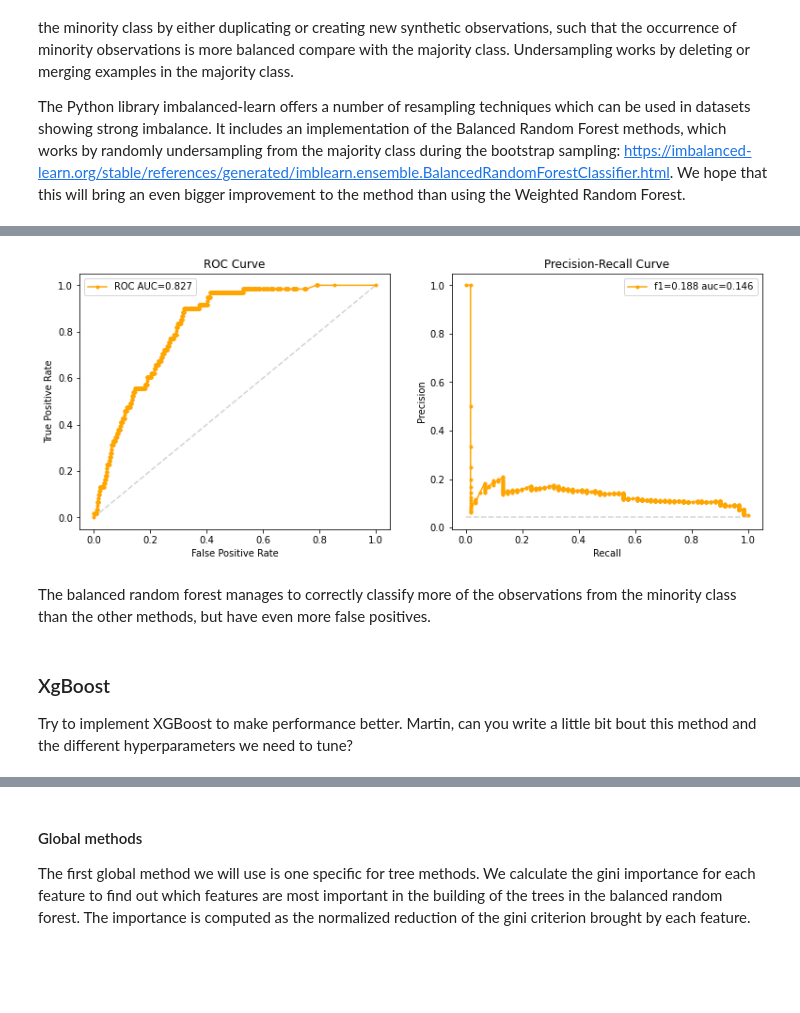
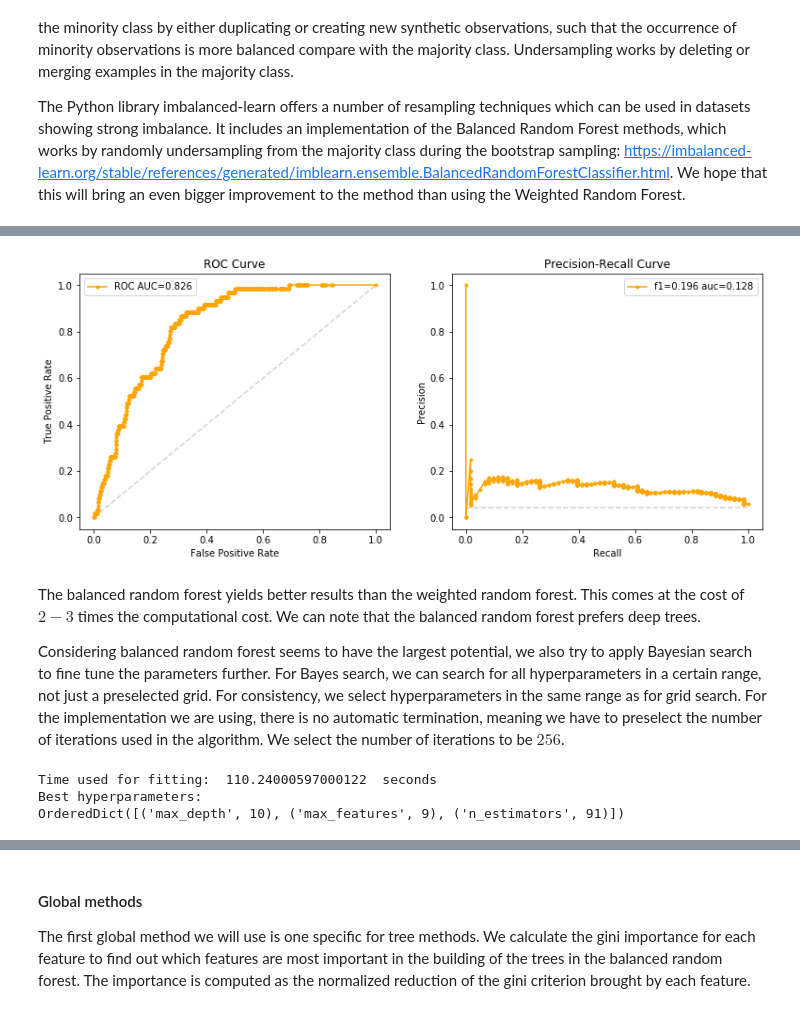
Before and after one commit to ebbeberge/stroke-classification, a Jupyter notebook: ensemble_methods.ipynb, the cells around one changed output, grey strips where cells are left out. Saved outputs shown, nothing was run; the diff lists cells and outputs as text; code cells hidden in the pictures; blank space fills up the shorter version.

Commit message:
finish hyperparameter tuning

```diff
--- a/ensemble_methods.ipynb
+++ b/ensemble_methods.ipynb
@@ -387,21 +478,25 @@ Another method we can use to make the random forest more sensitive to the minori
 
 The Python library imbalanced-learn offers a number of resampling techniques which can be used in datasets showing strong imbalance. It includes an implementation of the Balanced Random Forest methods, which works by randomly undersampling from the majority class during the bootstrap sampling: https://imbalanced-learn.org/stable/references/generated/imblearn.ensemble.BalancedRandomForestClassifier.html. We hope that this will bring an even bigger improvement to the method than using the Weighted Random Forest.
 # %%
-parameters = {'n_estimators': [10, 30, 50, 100],
-              'max_features': (1, 2, 'sqrt', 8),
-              'max_depth': range(1, 11, 1)}
+parameters = {'n_estimators': [1, 10, 30, 50, 100],
+              'max_features': ('sqrt', 8, 12),
+              'max_depth': range(1, 10, 1),
+              'class_weight': [None, "balanced", "balanced_subsampled"]}
 
-clf = GridSearchCV(estimator = BalancedRandomForestClassifier(random_state = 23,
-                                                              criterion = 'gini',
-                                                              class_weight = 'balanced_subsample',
+t = time.time()
+
+brandomforest = GridSearchCV(estimator = BalancedRandomForestClassifier(random_state = 23,
+                                                              criterion= 'gini',
                                                               bootstrap = True),
                   param_grid = parameters,
                   scoring = metric,
-                  cv = 5)
+                  n_jobs = 8,
+                  cv = 3)
 
-clf = clf.fit(x_train, y_train)
-results = clf.cv_results_
-best_params = clf.best_params_
+brandomforestfit = brandomforest.fit(x_train, y_train)
+
+print("Time used for fitting: ", time.time() - t, " seconds")
+
 print("Best hyperparameters:")
-print(best_params)
+print(brandomforest.best_params_)
 # %% [output]
@@ -423,10 +516,35 @@ f1: 0.188
 # %%
-curves(model_fit = brf_fit, x_test = x_test, y_test = y_test)
+curves(model_fit = brandomforest, x_test = x_test, y_test = y_test)
 # %% [output]
-[figure, old version]
+[figure, new version]
-# %% [markdown]
-The balanced random forest manages to correctly classify more of the observations from the minority class than the other methods, but have even more false positives.
-# %% [markdown]
-### XgBoost
-
-Try to implement XGBoost to make performance better. Martin, can you write a little bit bout this method and the different hyperparameters we need to tune?
+# %% [markdown]
+The balanced random forest yields better results than the weighted random forest. This comes at the cost of $2-3$ times the computational cost. We can note that the balanced random forest prefers deep trees.
+
+Considering balanced random forest seems to have the largest potential, we also try to apply Bayesian search to fine tune the parameters further. For Bayes search, we can search for all hyperparameters in a certain range, not just a preselected grid. For consistency, we select hyperparameters in the same range as for grid search. For the implementation we are using, there is no automatic termination, meaning we have to preselect the number of iterations used in the algorithm. We select the number of iterations to be $256$.
+# %%
+from skopt.space import Real, Categorical, Integer
+
+search_space= {'max_depth': Integer(1,10),          # The maximum depth of the tree
+              'n_estimators': Integer(1,100),
+              'max_features': Integer(1,12)}
+
+t = time.time()
+
+brandomforestBS = BayesSearchCV(estimator=BalancedRandomForestClassifier(random_state = 41, bootstrap = True),
+    search_spaces = search_space,
+    scoring = metric,
+    n_iter = 128, # Number of function evaluations used
+    cv = 3,
+    n_jobs = 8, # Should be equal to number of cpu threads/cores.
+    n_points = 8, # Number of points used to update the posterior, should be equal to n_jobs
+
+)
+brandomforestBSfit = brandomforestBS.fit(x_train, y_train)
+print("Time used for fitting: ", time.time() - t, " seconds")
+
+print("Best hyperparameters:")
+print(brandomforestBS.best_params_)
+# %% [output]
+Time used for fitting:  110.24000597000122  seconds
+Best hyperparameters:
+OrderedDict([('max_depth', 10), ('max_features', 9), ('n_estimators', 91)])
```
Also changed, not shown: parts of 85 cells of this notebook, 1 other file.
